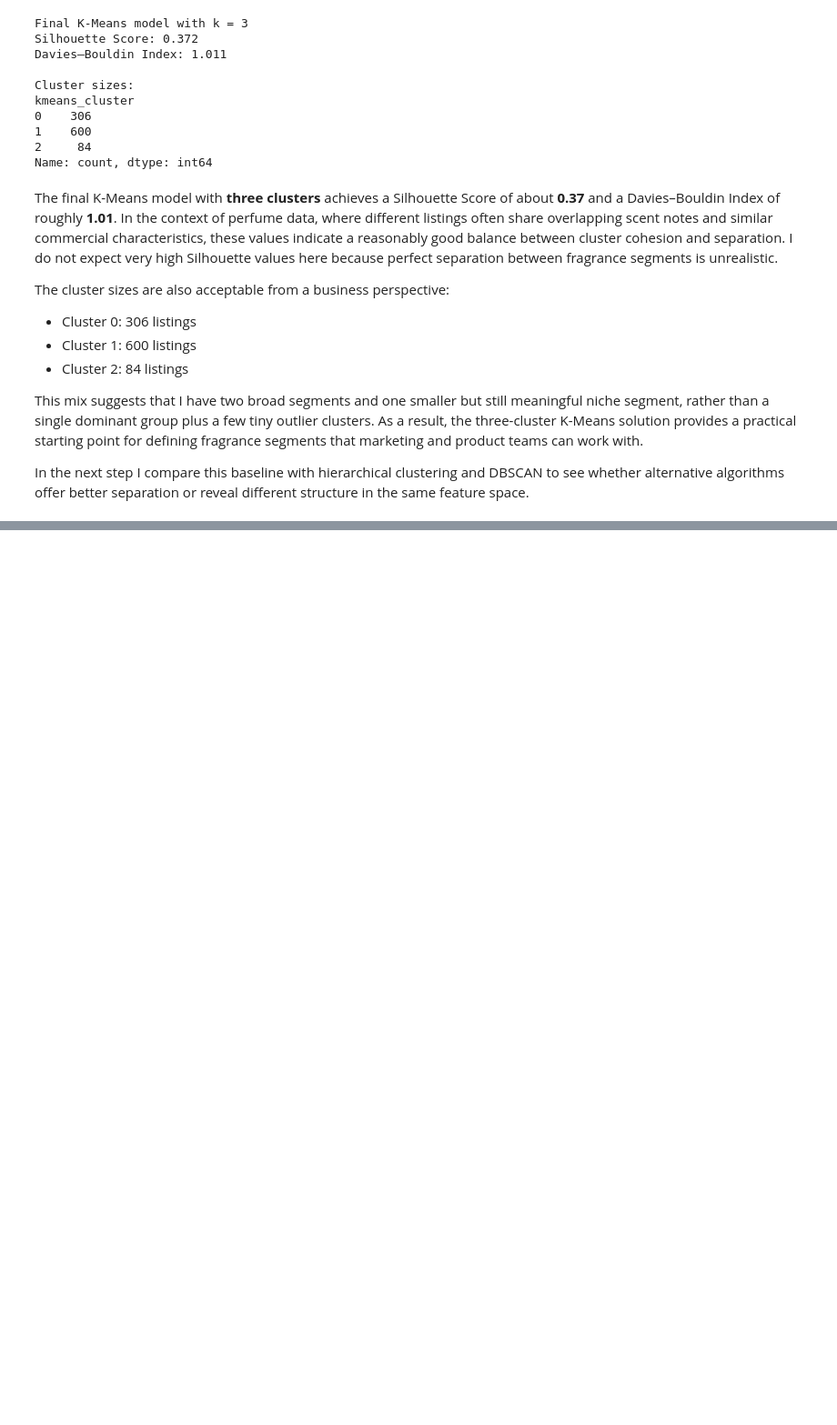
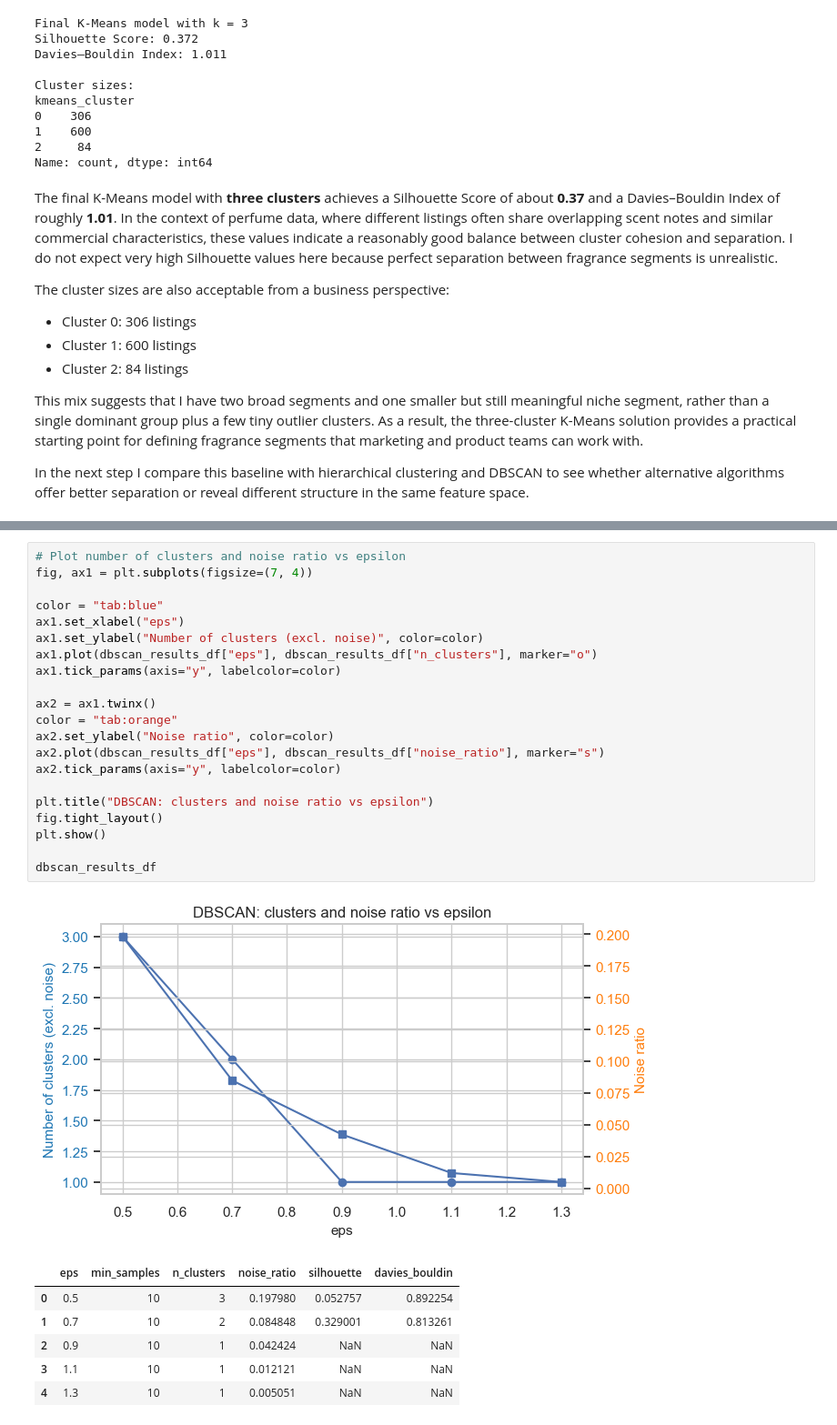
Before and after one commit to OmerTDK/scenttech-fragrance-clustering, a Jupyter notebook: main.ipynb, the cells around one changed output, grey strips where cells are left out. Shown at 91% size. Cells and saved outputs as stored; diff of their text form; blank space fills up the shorter version.

```diff
--- a/main.ipynb
+++ b/main.ipynb
@@ -612,0 +752,29 @@ In the next step I compare this baseline with hierarchical clustering and DBSCAN
+# %%
+# Plot number of clusters and noise ratio vs epsilon
+fig, ax1 = plt.subplots(figsize=(7, 4))
+
+color = "tab:blue"
+ax1.set_xlabel("eps")
+ax1.set_ylabel("Number of clusters (excl. noise)", color=color)
+ax1.plot(dbscan_results_df["eps"], dbscan_results_df["n_clusters"], marker="o")
+ax1.tick_params(axis="y", labelcolor=color)
+
+ax2 = ax1.twinx()
+color = "tab:orange"
+ax2.set_ylabel("Noise ratio", color=color)
+ax2.plot(dbscan_results_df["eps"], dbscan_results_df["noise_ratio"], marker="s")
+ax2.tick_params(axis="y", labelcolor=color)
+
+plt.title("DBSCAN: clusters and noise ratio vs epsilon")
+fig.tight_layout()
+plt.show()
+
+dbscan_results_df
+# %% [output]
+[figure, added]
+|  | eps | min_samples | n_clusters | noise_ratio | silhouette | davies_bouldin |
+| 0 | 0.5 | 10 | 3 | 0.197980 | 0.052757 | 0.892254 |
+| 1 | 0.7 | 10 | 2 | 0.084848 | 0.329001 | 0.813261 |
+| 2 | 0.9 | 10 | 1 | 0.042424 | NaN | NaN |
+| 3 | 1.1 | 10 | 1 | 0.012121 | NaN | NaN |
+| 4 | 1.3 | 10 | 1 | 0.005051 | NaN | NaN |
```
Also changed, not shown: parts of 12 cells of this notebook.
